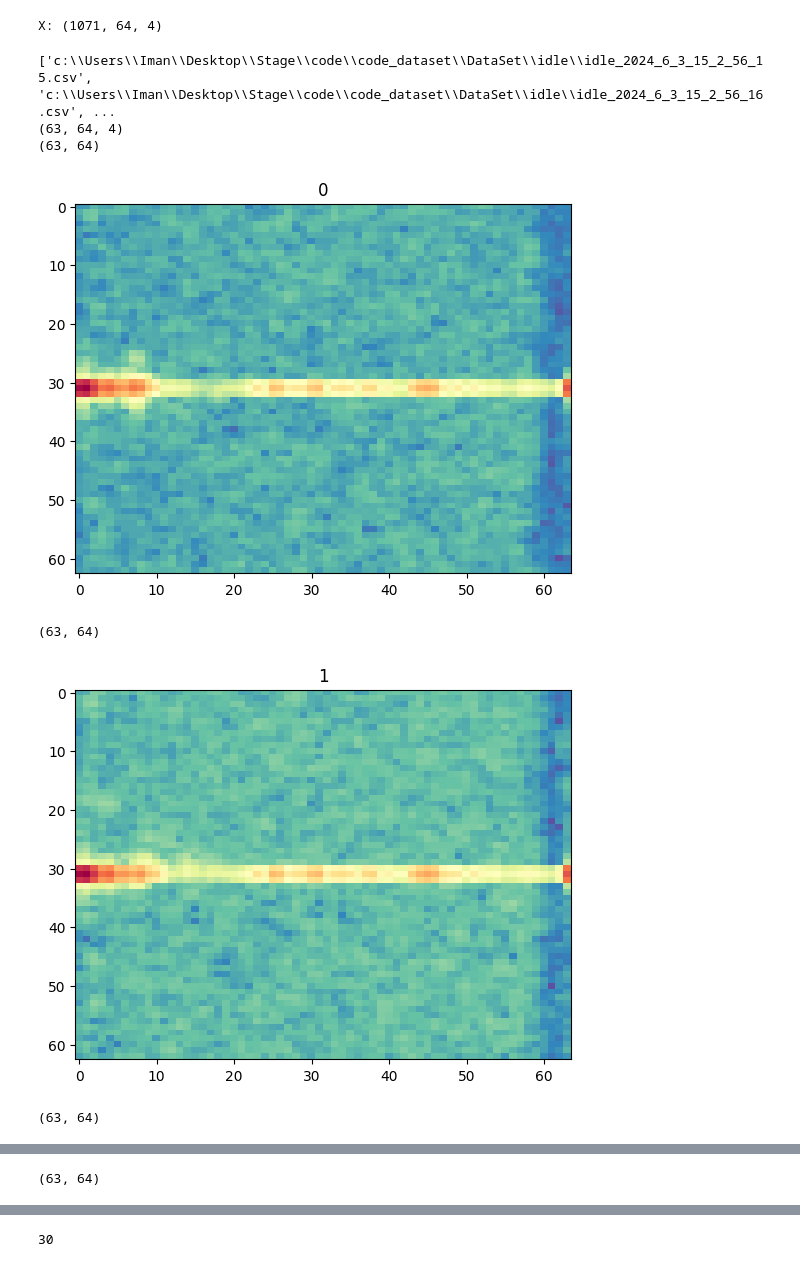
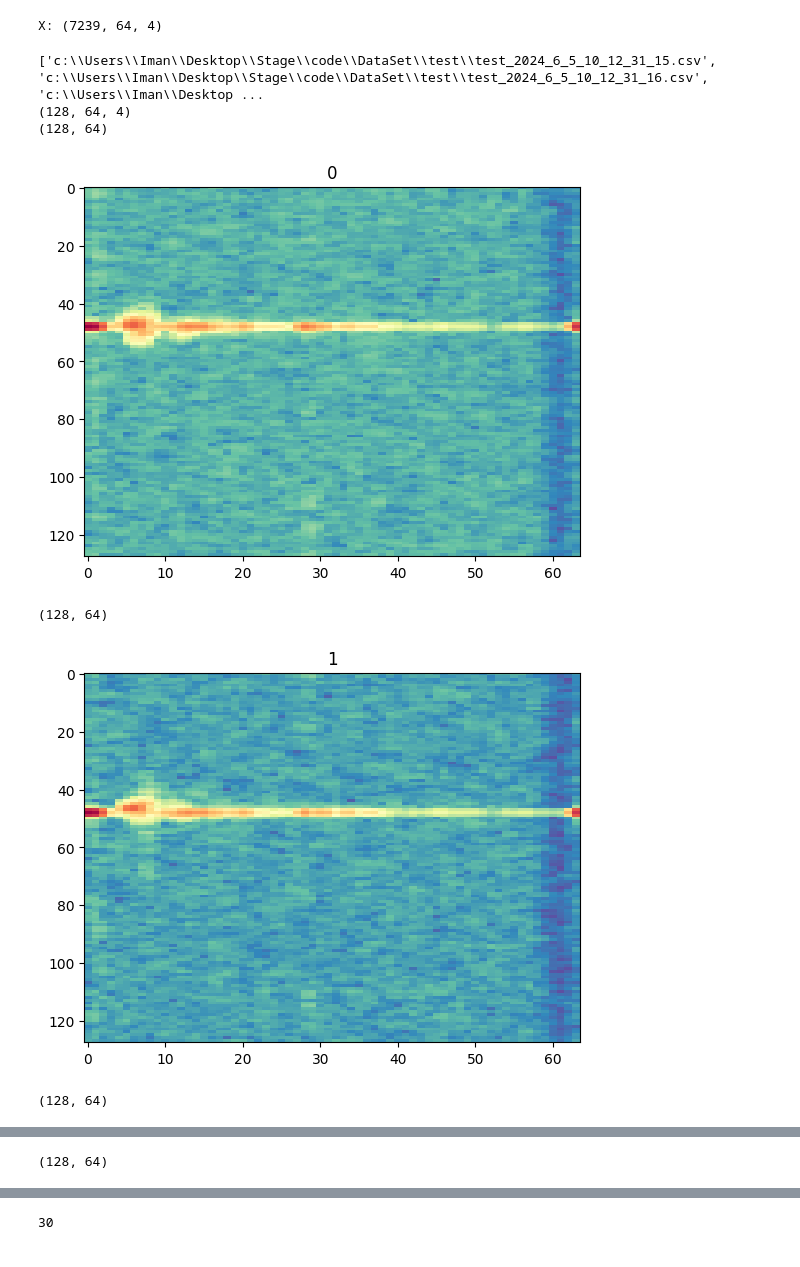
Before and after one commit to iman-clin/IWR6843AOP_EVM, a Jupyter notebook: Jupyter/preparing_dataset_1folder.ipynb, the cells around one changed output, grey strips where cells are left out. Saved outputs shown, nothing was run; the diff lists cells and outputs as text; code cells hidden in the pictures.

Commit message:
Modified codes for 128x64 dataset preparation, local keras CNN training, heatmap plotting and data sampling

```diff
--- a/Jupyter/preparing_dataset_1folder.ipynb
+++ b/Jupyter/preparing_dataset_1folder.ipynb
@@ -8,7 +8,7 @@ import numpy as np
 import matplotlib.pyplot as plt
 # %%
 # See how many files are in each
-pasta = "idle"
+pasta = "test"
 datapath = os.getcwd() + "\\DataSet\\" + pasta
 num_samples=0
 num_samples_per_target = len(listdir(datapath))
@@ -21,5 +21,5 @@ Total samples: 20
 # %%
-NUMBER_ROWS = 63
+NUMBER_ROWS = 127
 NUMBER_COlUMNS = 64
 DEPTH = 4
 # %%
@@ -216,31 +216,32 @@ def build_dataset(in_files):
 # Create train, validation, and test sets
 x_test= build_dataset(filenames)
 # %% [output]
-X: (1071, 64, 4)
+X: (7239, 64, 4)
 # %%
 # Print a pack of 4 samples for a given class
 count = 0
 
 index_de_amostra = 15
+
 print(filenames[index_de_amostra])
-x_traint = x_test[63*index_de_amostra:63*(index_de_amostra+1),:,:].reshape(
-                          NUMBER_ROWS,
+x_traint = x_test[128*index_de_amostra:128*(index_de_amostra+1),:,:].reshape(
+                          NUMBER_ROWS+1,
                           NUMBER_COlUMNS,
                           DEPTH)
 print(x_traint.shape)
 for x in range(0,4,1):
     f = x_traint[:,:,x]
     print(f.shape)
     # read the csv file
     plt.imshow(f, cmap='Spectral_r', interpolation='nearest', aspect='auto')
     plt.title(count)
     plt.show()
     count+=1
 # %% [output]
-['c:\\Users\\Iman\\Desktop\\Stage\\code\\code_dataset\\DataSet\\idle\\idle_2024_6_3_15_2_56_15.csv', 'c:\\Users\\Iman\\Desktop\\Stage\\code\\code_dataset\\DataSet\\idle\\idle_2024_6_3_15_2_56_16.csv', ...
-(63, 64, 4)
-(63, 64)
+['c:\\Users\\Iman\\Desktop\\Stage\\code\\DataSet\\test\\test_2024_6_5_10_12_31_15.csv', 'c:\\Users\\Iman\\Desktop\\Stage\\code\\DataSet\\test\\test_2024_6_5_10_12_31_16.csv', 'c:\\Users\\Iman\\Desktop ...
+(128, 64, 4)
+(128, 64)
-[figure, old version]
+[figure, new version]
-(63, 64)
+(128, 64)
-[figure, old version]
+[figure, new version]
-(63, 64)
+(128, 64)
@@ -248 +249 @@ for x in range(0,4,1):
-(63, 64)
+(128, 64)
```
Also changed, not shown: parts of 13 cells of this notebook, 58 other files.
